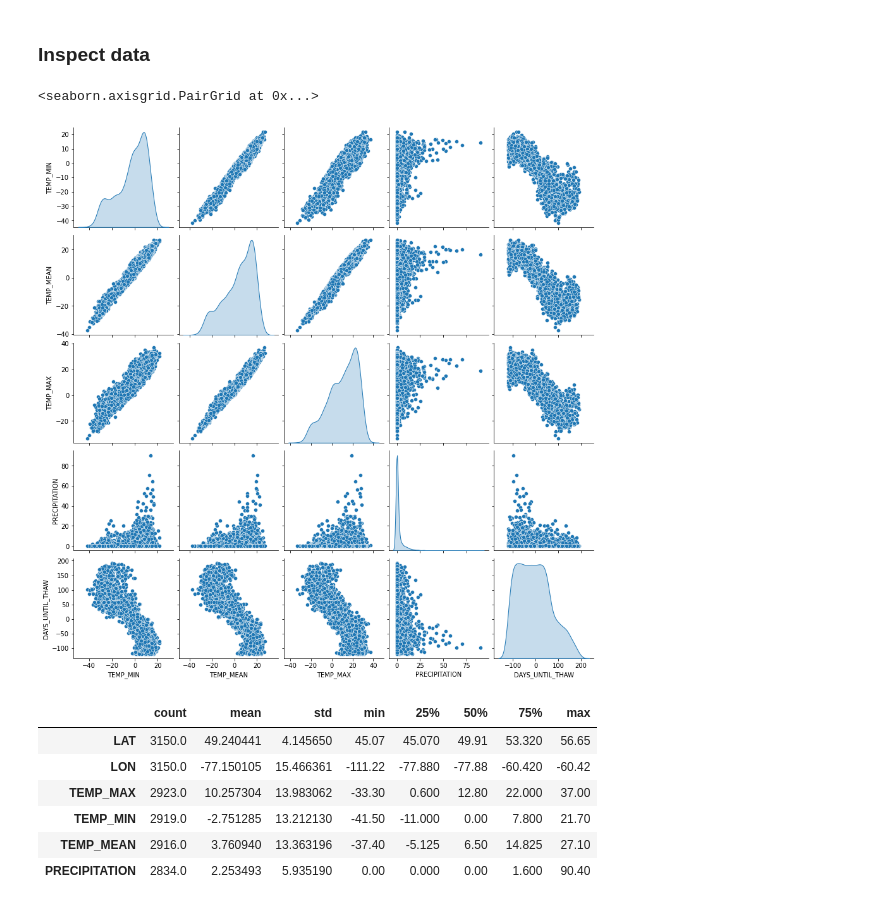
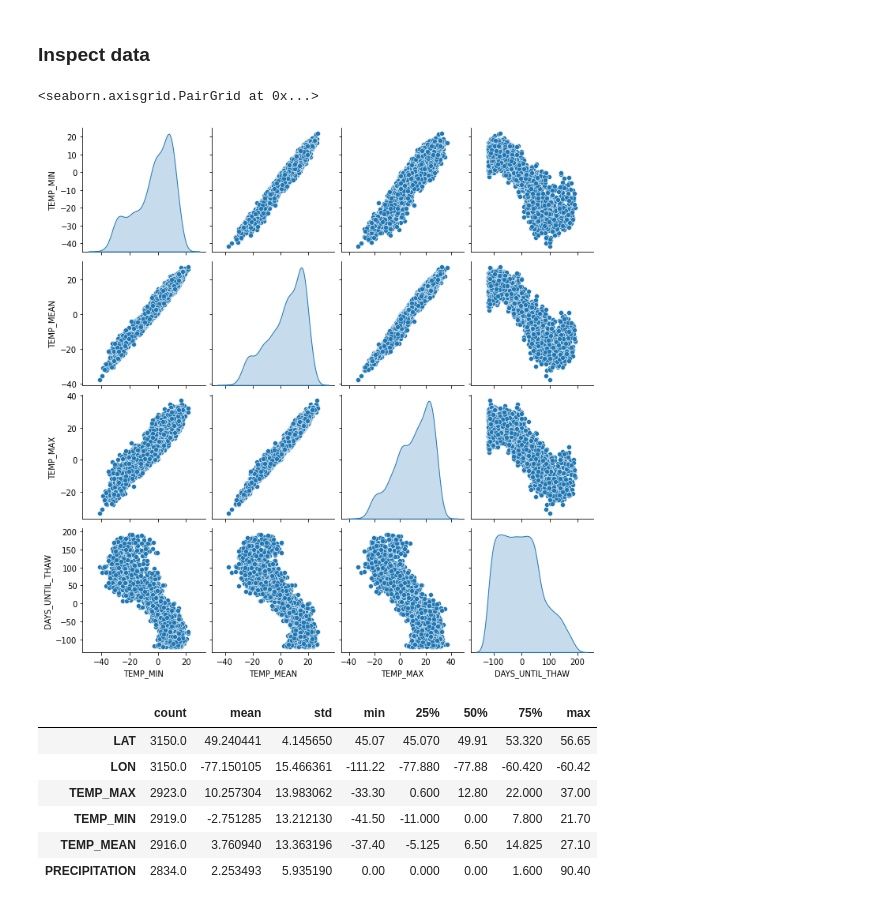
Before and after one commit to agr-ita/teshiokawa, a Jupyter notebook: teshiokawa_data.ipynb, the cells around one changed output. Saved outputs shown, nothing was run; the diff lists cells and outputs as text; code cells hidden in the pictures.

```diff
--- a/teshiokawa_data.ipynb
+++ b/teshiokawa_data.ipynb
@@ -361,10 +365,11 @@ test_dataset = df_weather_noJPN.drop(train_dataset.index)
 ### Inspect data
 # %%
 ## Check feature correlations
-sns.pairplot(train_dataset[['TEMP_MIN', 'TEMP_MEAN', 'TEMP_MAX', 'PRECIPITATION', 'DAYS_UNTIL_THAW']], diag_kind='kde')
+sns.pairplot(train_dataset[['TEMP_MIN', 'TEMP_MEAN', 'TEMP_MAX', 'DAYS_UNTIL_THAW']], diag_kind='kde')
+# sns.pairplot(train_dataset[['TEMP_MIN', 'TEMP_MEAN', 'TEMP_MAX', 'PRECIPITATION', 'DAYS_UNTIL_THAW']], diag_kind='kde')
 # %% [output]
 <seaborn.axisgrid.PairGrid at 0x...>
-[figure, old version]
+[figure, new version]
 # %%
 train_dataset.describe().transpose()
 # %% [output]
```
Also changed, not shown: parts of 17 cells of this notebook.
